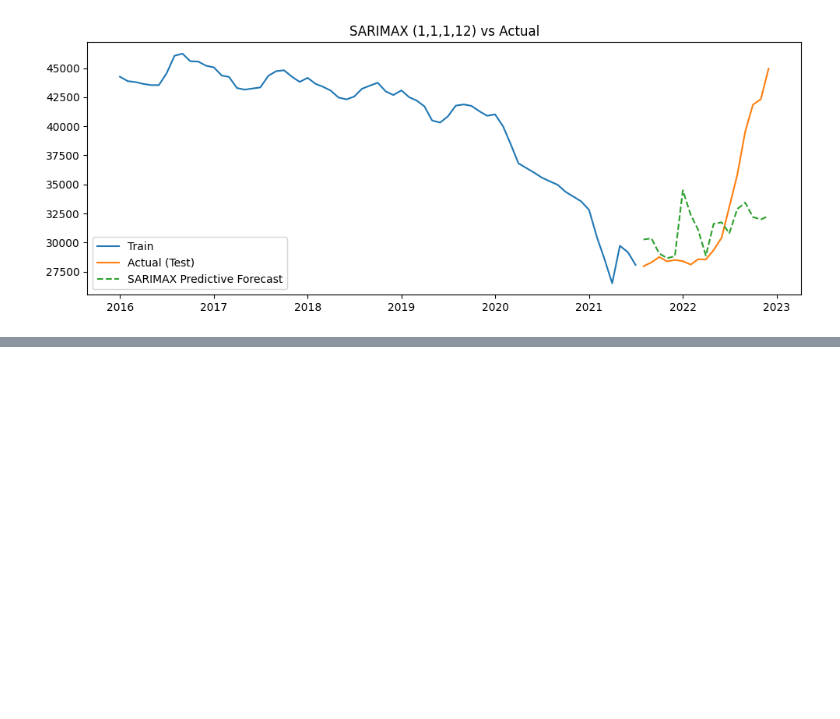
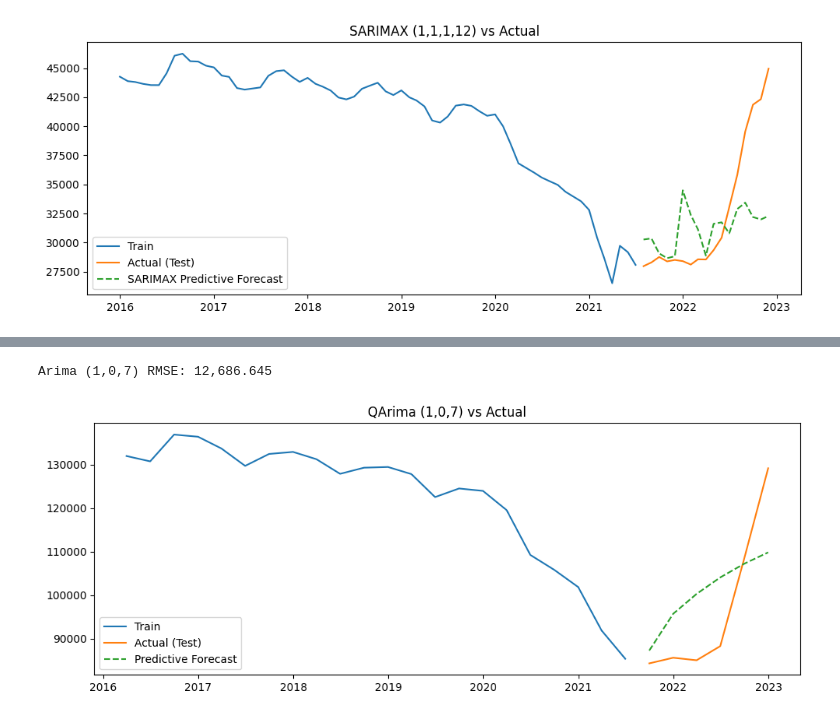
Before and after one commit to kevinserr/Time_Series_Forecast_of_Homelessness_in_NYC_with_Local_Model_Deployment, a Jupyter notebook: python/model_training.ipynb, the cells around one changed output, grey strips where cells are left out. Saved outputs shown, nothing was run; the diff lists cells and outputs as text; code cells hidden in the pictures; blank space fills up the shorter version.

```diff
--- a/python/model_training.ipynb
+++ b/python/model_training.ipynb
@@ -462,0 +506,18 @@ plt.show()
+# %%
+# train test splits
+qsplitarima = int(len(qs) * 0.80)
+# 80% of the data
+qtrainarima = qs.iloc[:qsplitarima]
+# 20% of the data
+qtestarima  = qs.iloc[qsplitarima:]
+# %%
+from statsmodels.tsa.arima.model import ARIMA
+
+qarimamodel = ARIMA(qtrainarima, order=(1, 0, 2))
+qarimamodel_fit = qarimamodel.fit()
+
+# --- 3. Make Predictions ---
+# Forecast the next 12 periods
+qpredictionarima = qarimamodel_fit.forecast(steps=len(qtestarima))
+
+qarimamodel_fit.summary()
@@ -462,0 +546,16 @@ plt.show()
+# %%
+qarima_rmse = np.sqrt(mean_squared_error(qtestarima, qpredictionarima))
+
+print(f"Arima (1,0,7) RMSE: {qarima_rmse:,.3f}")
+
+plt.figure(figsize=(10,4))
+plt.plot(qtrainarima, label="Train")
+plt.plot(qtestarima, label="Actual (Test)", color="#ff7f0e")
+plt.plot(qpredictionarima, label="Predictive Forecast", color="#2ca02c", linestyle="--")
+plt.title("QArima (1,0,7) vs Actual")
+plt.legend()
+plt.tight_layout()
+plt.show()
+# %% [output]
+Arima (1,0,7) RMSE: 12,686.645
+[figure, added]
```
Also changed, not shown: parts of 28 cells of this notebook.
